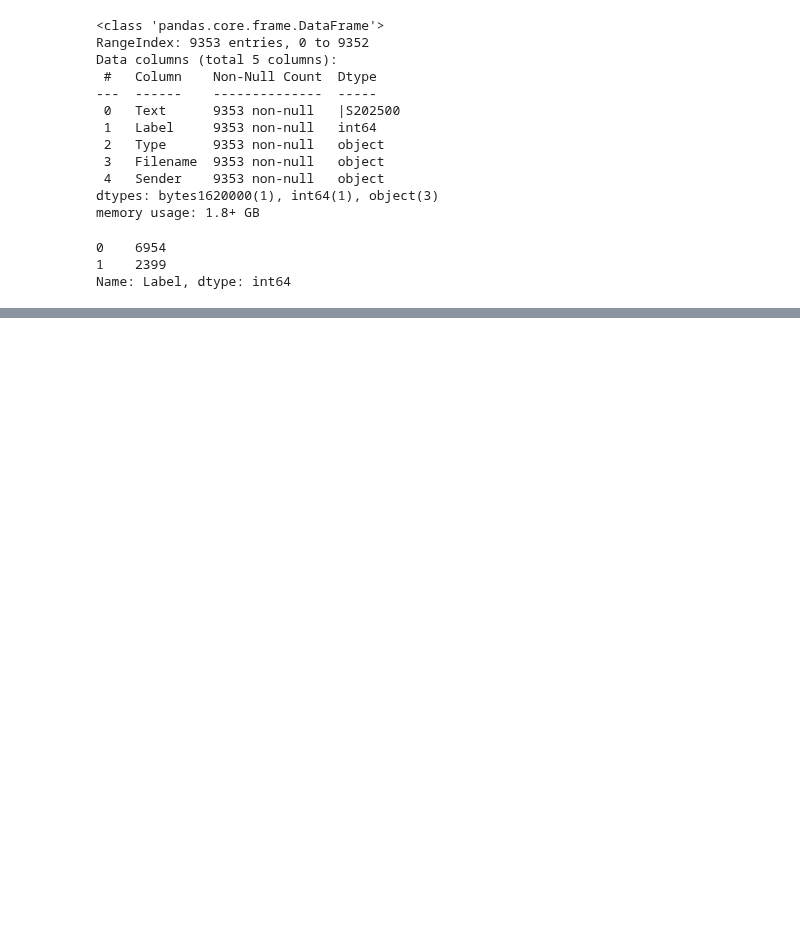
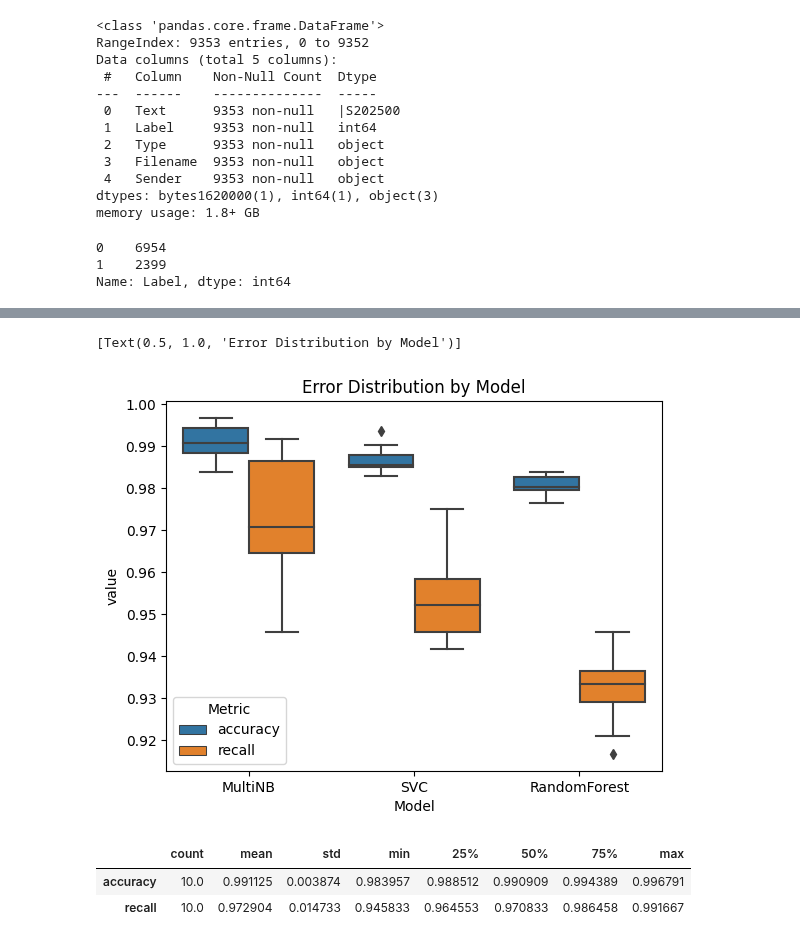
Before and after one commit to boneeyah/QTW, a Jupyter notebook: Case Study 3/Case_Study_3.ipynb, the cells around one changed output, grey strips where cells are left out. Drawn from its saved outputs; the diff is of its cells as text; code cells hidden in the pictures; blank space fills up the shorter version.

```diff
--- a/Case Study 3/Case_Study_3.ipynb
+++ b/Case Study 3/Case_Study_3.ipynb
@@ -549,4 +584,0 @@ sns.barplot(scores_df,x=)
-# %%
-import matplotlib.pyplot as plt
-plt.rcParams["figure.figsize"] = (20,20)
-ConfusionMatrixDisplay.from_predictions(target['Label'],p,cmap='Blues')
@@ -557,3 +586,14 @@ ConfusionMatrixDisplay.from_predictions(target['Label'],p,cmap='Blues')
 reverse={}
 for word,value in word_counts.vocabulary_.items():
     reverse[value]=word
+# %%
+mNB_scores = pd.read_csv('/content/mNB_scores.csv')
+svc_scores = pd.read_csv('/content/svc_scores.csv')
+rf_scores = pd.read_csv('/content/rf_scores.csv')
+# %%
+scores_df = pd.concat([mNB_scores.assign(Model = "MultiNB",Fold = mNB_scores.index),
+                                 svc_scores.assign(Model = "SVC", Fold = svc_scores.index),
+                                 rf_scores.assign(Model = "RandomForest", Fold = rf_scores.index)
+                                 ])
+scores = scores_df.melt(id_vars=["Model"],value_vars=['accuracy','recall'],var_name='Metric')
+scores
@@ -559,0 +618,12 @@ for word,value in word_counts.vocabulary_.items():
+# %%
+import seaborn as sns
+sns.boxplot(scores,x='Model',y='value',hue='Metric').set(title = 'Error Distribution by Model')
+# %% [output]
+[Text(0.5, 1.0, 'Error Distribution by Model')]
+[figure, added]
+# %%
+mNB_scores[['accuracy','recall']].describe().T
+# %% [output]
+|  | count | mean | std | min | 25% | 50% | 75% | max |
+| accuracy | 10.0 | 0.991125 | 0.003874 | 0.983957 | 0.988512 | 0.990909 | 0.994389 | 0.996791 |
+| recall | 10.0 | 0.972904 | 0.014733 | 0.945833 | 0.964553 | 0.970833 | 0.986458 | 0.991667 |
```
Also changed, not shown: parts of 32 cells of this notebook.
